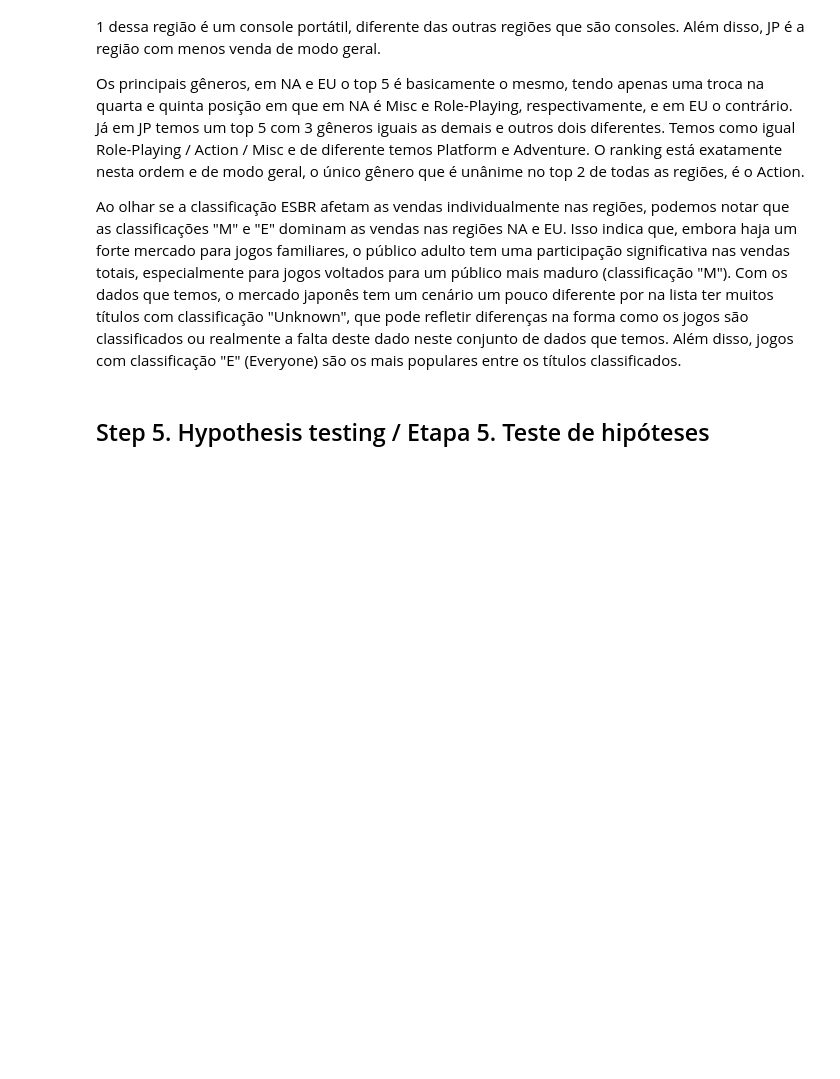
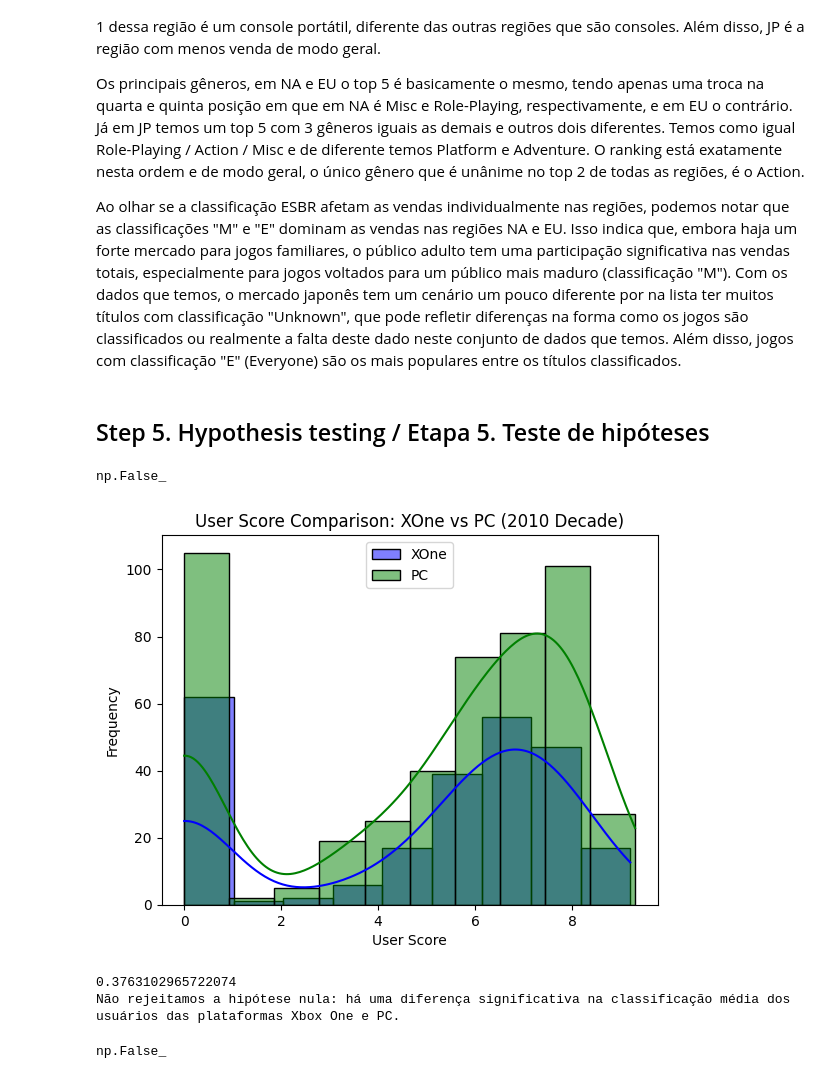
Before and after one commit to RafaelGenari/Bootcamp-Project-Video-Games-Ice-Company, a Jupyter notebook: Notebooks/EDA.ipynb, the cells around one changed output. Drawn from its saved outputs; the diff is of its cells as text; code cells hidden in the pictures; blank space fills up the shorter version.

```diff
--- a/Notebooks/EDA.ipynb
+++ b/Notebooks/EDA.ipynb
@@ -660,3 +661,45 @@ Os principais gêneros, em NA e EU o top 5 é basicamente o mesmo, tendo apenas
 Ao olhar se a classificação ESBR afetam as vendas individualmente nas regiões, podemos notar que as classificações "M" e "E" dominam as vendas nas regiões NA e EU. Isso indica que, embora haja um forte mercado para jogos familiares, o público adulto tem uma participação significativa nas vendas totais, especialmente para jogos voltados para um público mais maduro (classificação "M"). Com os dados que temos, o mercado japonês tem um cenário um pouco diferente por na lista ter muitos títulos com classificação "Unknown", que pode refletir diferenças na forma como os jogos são classificados ou realmente a falta deste dado neste conjunto de dados que temos. Além disso, jogos com classificação "E" (Everyone) são os mais populares entre os títulos classificados.
 # %% [markdown]
 ## Step 5. Hypothesis testing / Etapa 5. Teste de hipóteses
+# %%
+user_score_xone = df_2010_decade[df_2010_decade['platform'] == 'XOne']['user_score'] # filter dataframe by XOne platform per user score / filtrar dataframe pela plataforma XOne por classificação de usuário
+user_score_pc = df_2010_decade[df_2010_decade['platform'] == 'PC']['user_score'] # filter dataframe by PC platform per user score / filtrar dataframe pela plataforma PC por classificação de usuário
+
+score_result = ttest_ind(user_score_xone, user_score_pc) # teste hipóstese nula e alternativa
+
+alpha = 0.05
+score_result.pvalue < alpha
+# %% [output]
+np.False_
+# %%
+# histogram of user score in XOne to help analyse the hypothesis test / histograma da classificação de usuarios no XOne para ajudar na análise do teste hipotético
+
+sns.histplot(x = user_score_xone, color = 'blue', label = 'XOne', kde=True, alpha=0.5)
+sns.histplot(x = user_score_pc, color = 'green', label = 'PC', kde=True, alpha=0.5)
+plt.title('User Score Comparison: XOne vs PC (2010 Decade)')
+plt.xlabel('User Score')
+plt.ylabel('Frequency')
+plt.legend();
+# %% [output]
+[figure, added]
+# %%
+# making ttest more visual / deixando o ttest mais visual
+
+print(score_result.pvalue)
+if score_result.pvalue < alpha:
+    print("Rejeitamos a hipótese nula: há uma diferença significativa na classificação média dos usuários das plataformas Xbox One e PC.")
+else:
+    print("Não rejeitamos a hipótese nula: há uma diferença significativa na classificação média dos usuários das plataformas Xbox One e PC.")
+# %% [output]
+0.3763102965722074
+Não rejeitamos a hipótese nula: há uma diferença significativa na classificação média dos usuários das plataformas Xbox One e PC.
+# %%
+user_score_action = df_2010_decade[df_2010_decade['genre'] == 'Action']['user_score'] # filter dataframe by genre Action per user score / filtrar dataframe pelo genero Ação por classificação de usuário
+user_score_sports = df_2010_decade[df_2010_decade['genre'] == 'Sports']['user_score'] # filter dataframe by genre Sports per user score / filtrar dataframe pelo genero Esporte por classificação de usuário
+
+score_genre_result = ttest_ind(user_score_action, user_score_sports)
+
+alpha = 0.05
+score_genre_result.pvalue < alpha
+# %% [output]
+np.False_
```
Also changed, not shown: parts of 15 cells of this notebook.
